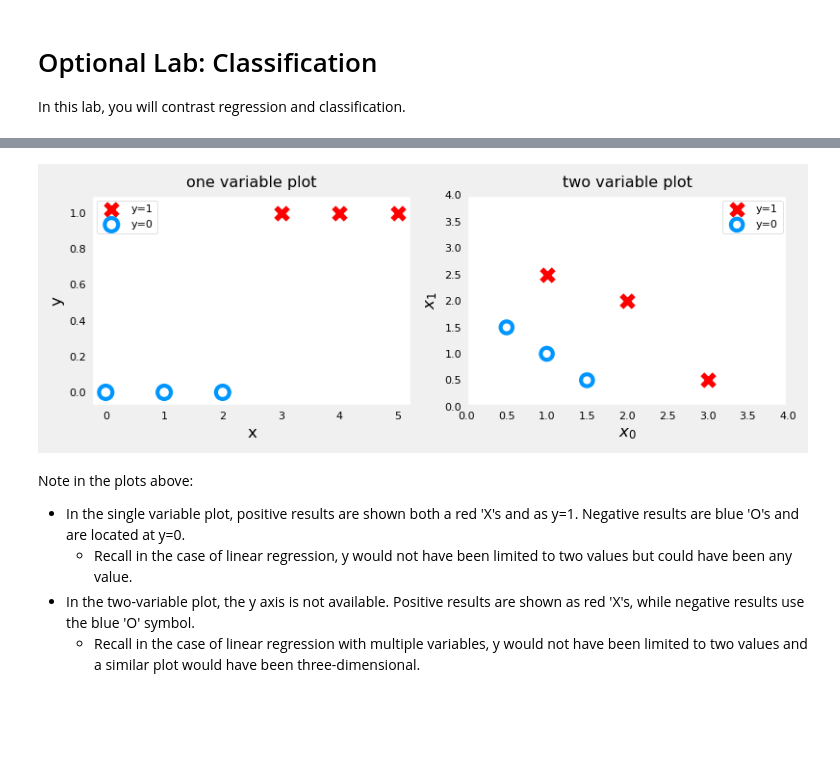
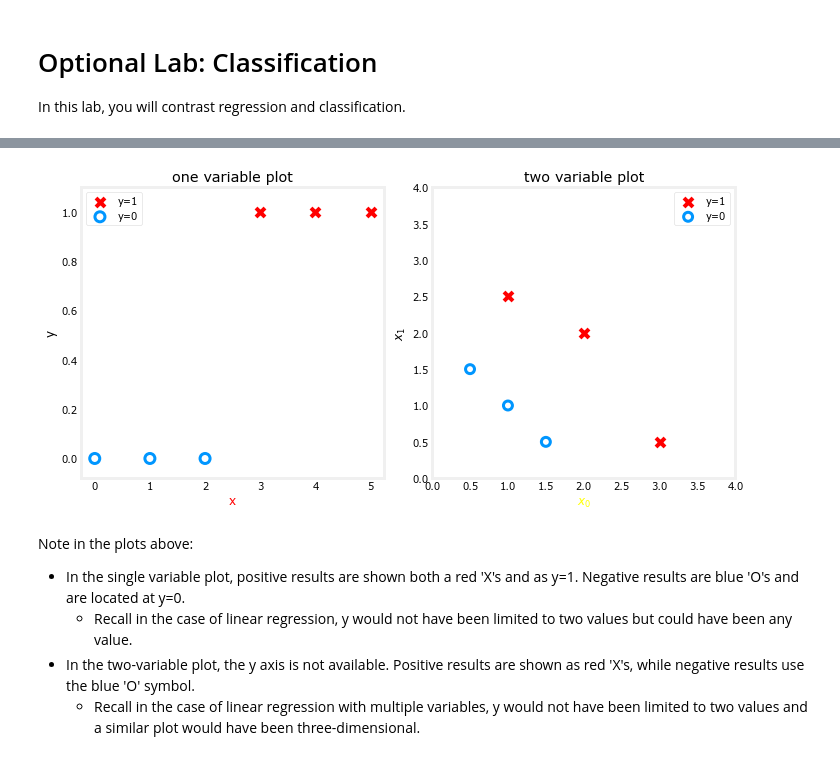
Before and after one commit to abdelazizSalah/Machine-Learning-Track, a Jupyter notebook: Andrew_Ng_Machine_Learning_Course_on_Coursera/SupervisedAndUnsupervisedLearning-RegressionAndClassification/Labs/Lab7-UsingRegressionInClassificationProblems/C1_W3_Lab01_Classification_Soln.ipynb, the cells around one changed output, grey strips where cells are left out. Cells and saved outputs as stored; diff of their text form; code cells hidden in the pictures; blank space fills up the shorter version.

```diff
--- a/Andrew_Ng_Machine_Learning_Course_on_Coursera/SupervisedAndUnsupervisedLearning-RegressionAndClassification/Labs/Lab7-UsingRegressionInClassificationProblems/C1_W3_Lab01_Classification_Soln.ipynb
+++ b/Andrew_Ng_Machine_Learning_Course_on_Coursera/SupervisedAndUnsupervisedLearning-RegressionAndClassification/Labs/Lab7-UsingRegressionInClassificationProblems/C1_W3_Lab01_Classification_Soln.ipynb
@@ -20,32 +20,36 @@ y_train = np.array([0,  0, 0, 1, 1, 1])
 X_train2 = np.array([[0.5, 1.5], [1,1], [1.5, 0.5], [3, 0.5], [2, 2], [1, 2.5]])
 y_train2 = np.array([0, 0, 0, 1, 1, 1])
 # %%
+# binary masking
 pos = y_train == 1
 neg = y_train == 0
 
-fig,ax = plt.subplots(1,2,figsize=(8,3))
+fig,ax = plt.subplots(1,2,figsize=(10,5))
 #plot 1, single variable
 ax[0].scatter(x_train[pos], y_train[pos], marker='x', s=80, c = 'red', label="y=1")
 ax[0].scatter(x_train[neg], y_train[neg], marker='o', s=100, label="y=0", facecolors='none',
               edgecolors=dlc["dlblue"],lw=3)
 
 ax[0].set_ylim(-0.08,1.1)
 ax[0].set_ylabel('y', fontsize=12)
 ax[0].set_xlabel('x', fontsize=12)
 ax[0].set_title('one variable plot')
+ax[0].xaxis.label.set_color('red')
+ax[1].xaxis.label.set_color('yellow')
+
 ax[0].legend()
 
 #plot 2, two variables
 plot_data(X_train2, y_train2, ax[1])
 ax[1].axis([0, 4, 0, 4])
 ax[1].set_ylabel('$x_1$', fontsize=12)
 ax[1].set_xlabel('$x_0$', fontsize=12)
 ax[1].set_title('two variable plot')
 ax[1].legend()
 plt.tight_layout()
 plt.show()
 # %% [output]
-[figure, old version]
+[figure, new version]
 # %% [markdown]
 Note in the plots above:
 - In the single variable plot, positive results are shown both a red 'X's and as y=1. Negative results are blue 'O's and are located at y=0.
```
Also changed, not shown: parts of 2 cells of this notebook, 25 other files.
